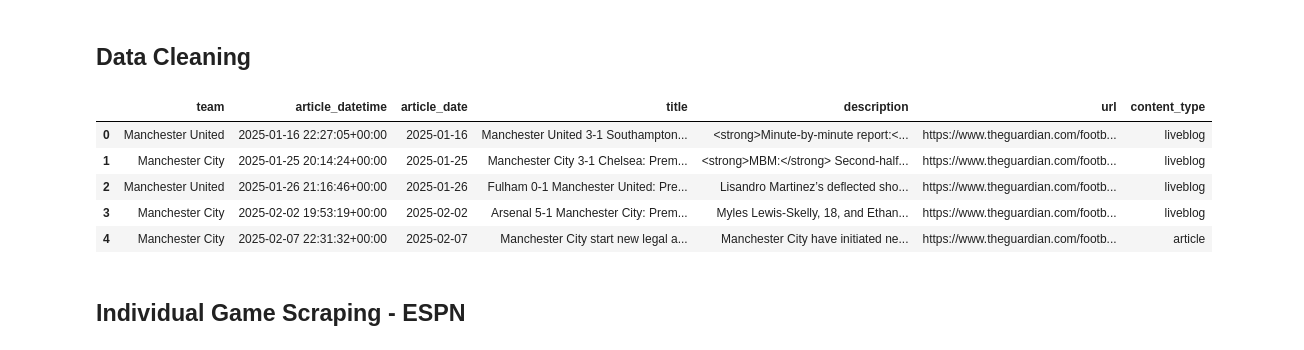
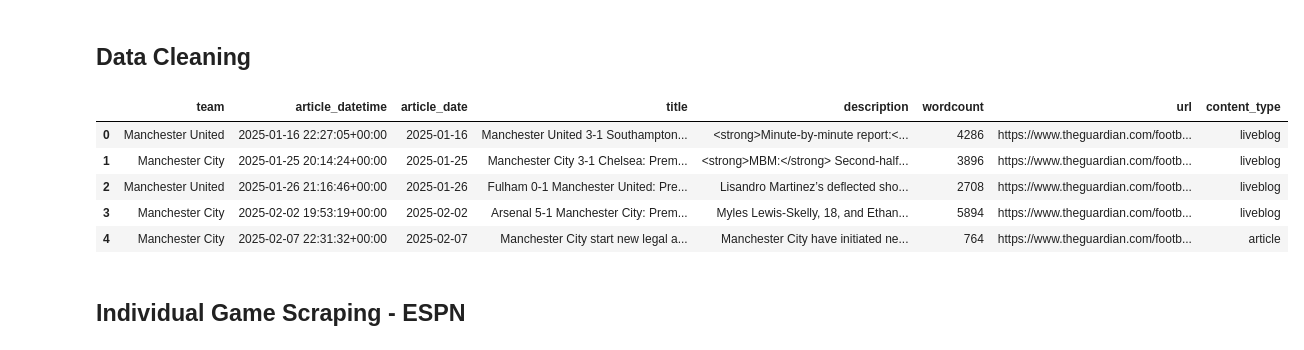
Before and after one commit to cielbellerose/DS3000, a Jupyter notebook: Phase_3.ipynb, the cells around one changed output. Saved outputs shown, nothing was run; the diff lists cells and outputs as text; code cells hidden in the pictures.

```diff
--- a/Phase_3.ipynb
+++ b/Phase_3.ipynb
@@ -100,30 +102,30 @@ all_news_df.head()
 # %%
 def clean_guardian_articles(df):
     """Cleans the articles collected from guardian"""
     df['article_datetime'] = pd.to_datetime(df['published_at'], errors='coerce')
     df['article_date'] = df['article_datetime'].dt.date
     df = df.dropna(subset=['article_datetime'])
 
     if 'url' in df.columns:
         df = df.drop_duplicates(subset='url')
     elif 'id' in df.columns:
         df = df.drop_duplicates(subset='id')
 
     df = df.sort_values('article_datetime')
-    keep_cols = [c for c in ['team', 'article_datetime', 'article_date', 'title', 'description', 'url', 'content_type'] if c in df.columns]
+    keep_cols = [c for c in ['team', 'article_datetime', 'article_date', 'title', 'description', 'wordcount', 'url', 'content_type'] if c in df.columns]
     cleaned = df[keep_cols].copy()
     cleaned = cleaned.reset_index(drop=True)
     return cleaned
 
 clean_articles_df = clean_guardian_articles(all_news_df)
 clean_articles_df.head()
 # %% [output]
-|  | team | article_datetime | article_date | title | description | url | content_type |
-| 0 | Manchester United | 2025-01-16 22:27:05+00:00 | 2025-01-16 | Manchester United 3-1 Southampton... | <strong>Minute-by-minute report:<... | https://www.theguardian.com/footb... | liveblog |
-| 1 | Manchester City | 2025-01-25 20:14:24+00:00 | 2025-01-25 | Manchester City 3-1 Chelsea: Prem... | <strong>MBM:</strong> Second-half... | https://www.theguardian.com/footb... | liveblog |
-| 2 | Manchester United | 2025-01-26 21:16:46+00:00 | 2025-01-26 | Fulham 0-1 Manchester United: Pre... | Lisandro Martinez’s deflected sho... | https://www.theguardian.com/footb... | liveblog |
-| 3 | Manchester City | 2025-02-02 19:53:19+00:00 | 2025-02-02 | Arsenal 5-1 Manchester City: Prem... | Myles Lewis-Skelly, 18, and Ethan... | https://www.theguardian.com/footb... | liveblog |
-| 4 | Manchester City | 2025-02-07 22:31:32+00:00 | 2025-02-07 | Manchester City start new legal a... | Manchester City have initiated ne... | https://www.theguardian.com/footb... | article |
+|  | team | article_datetime | article_date | title | description | wordcount | url | content_type |
+| 0 | Manchester United | 2025-01-16 22:27:05+00:00 | 2025-01-16 | Manchester United 3-1 Southampton... | <strong>Minute-by-minute report:<... | 4286 | https://www.theguardian.com/footb... | liveblog |
+| 1 | Manchester City | 2025-01-25 20:14:24+00:00 | 2025-01-25 | Manchester City 3-1 Chelsea: Prem... | <strong>MBM:</strong> Second-half... | 3896 | https://www.theguardian.com/footb... | liveblog |
+| 2 | Manchester United | 2025-01-26 21:16:46+00:00 | 2025-01-26 | Fulham 0-1 Manchester United: Pre... | Lisandro Martinez’s deflected sho... | 2708 | https://www.theguardian.com/footb... | liveblog |
+| 3 | Manchester City | 2025-02-02 19:53:19+00:00 | 2025-02-02 | Arsenal 5-1 Manchester City: Prem... | Myles Lewis-Skelly, 18, and Ethan... | 5894 | https://www.theguardian.com/footb... | liveblog |
+| 4 | Manchester City | 2025-02-07 22:31:32+00:00 | 2025-02-07 | Manchester City start new legal a... | Manchester City have initiated ne... | 764 | https://www.theguardian.com/footb... | article |
 # %% [markdown]
 ## Individual Game Scraping - ESPN
 # %%
```
Also changed, not shown: parts of 6 cells of this notebook.
